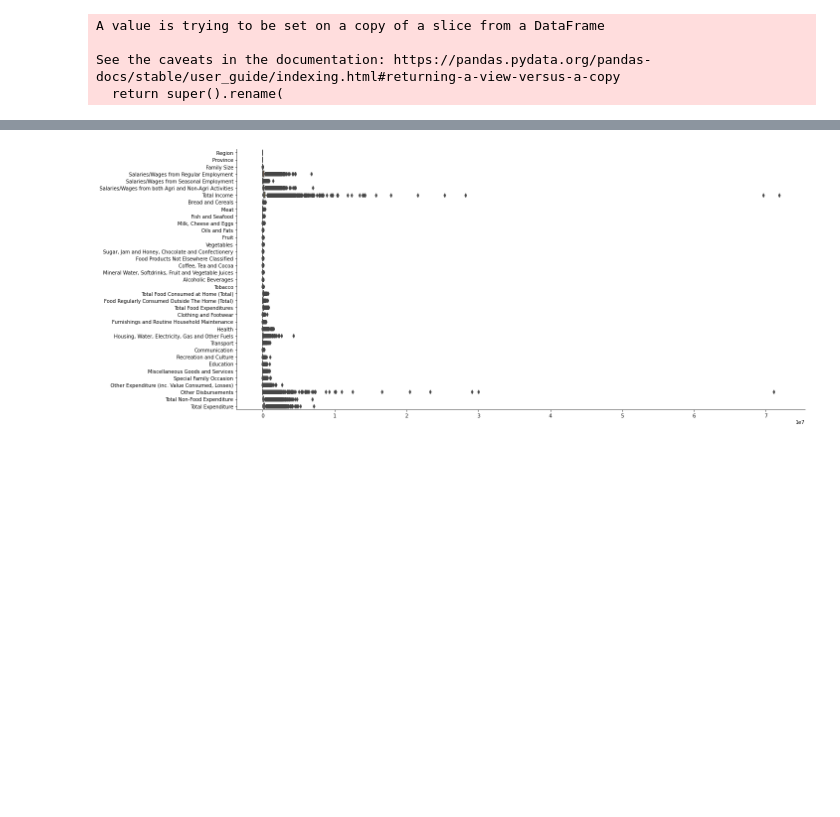
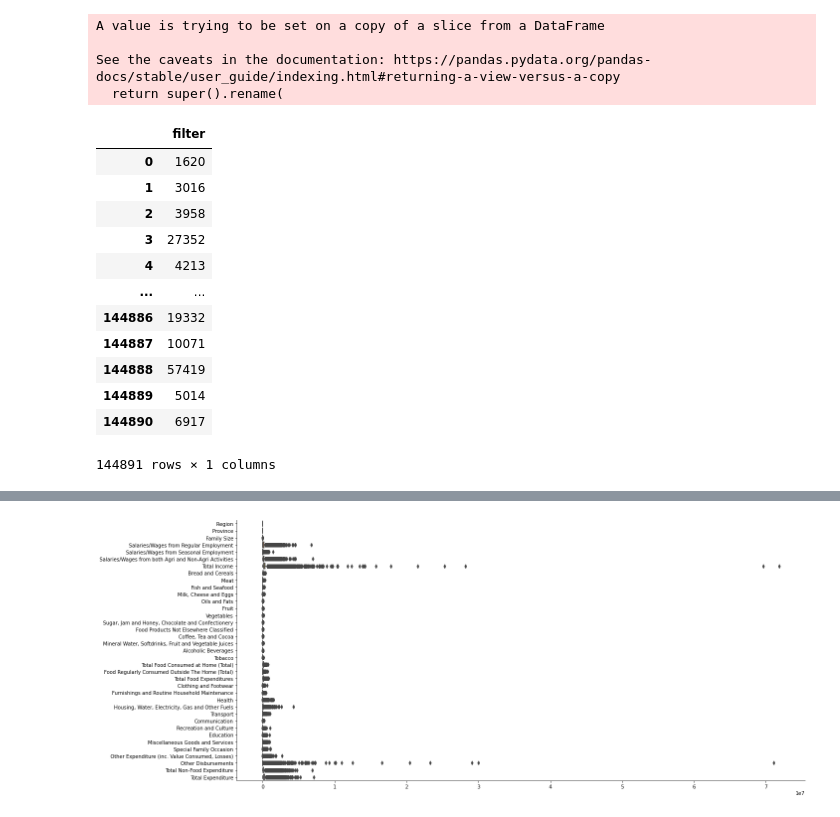
Before and after one commit to Secade/DATA101-FIES2018-DSWD, a Jupyter notebook: FIES2018 EDA.ipynb, the cells around one changed output, grey strips where cells are left out. Saved outputs shown, nothing was run; the diff lists cells and outputs as text; code cells hidden in the pictures; blank space fills up the shorter version.

```diff
--- a/FIES2018 EDA.ipynb
+++ b/FIES2018 EDA.ipynb
@@ -370,6 +370,41 @@ other_items = main_db[['Region Name'
 ,'Total Non-Food Expenditure'
 ,'Total Expenditure'
 ]]
+# %%
+df_nonessential=main_db[['Region Name','Sugar, Jam and Honey, Chocolate and Confectionery','Alcoholic Beverages','Tobacco','Recreation and Culture','Special Family Occasion']]
+df_essential = main_db[['Region Name','Health'
+    ,'Education','Clothing and Footwear','Transport','Communication','Mineral Water, Softdrinks, Fruit and Vegetable Juices', 'Meat', 'Fish and Seafood'
+    , 'Milk, Cheese and Eggs', 'Oils and Fats','Fruit','Vegetables','Coffee, Tea and Cocoa']]
+
+df_test = df_nonessential.groupby('Region Name')['Sugar, Jam and Honey, Chocolate and Confectionery','Alcoholic Beverages','Tobacco','Recreation and Culture','Special Family Occasion'].mean()
+
+ss = pd.DataFrame(df_test)
+sss = ss[['Sugar, Jam and Honey, Chocolate and Confectionery','Alcoholic Beverages','Tobacco','Recreation and Culture','Special Family Occasion']].mean(axis=1).reset_index()
+ssss = pd.DataFrame(sss)
+
+test=[]
+a = pd.DataFrame(test)
+
+a['filter'] = df_nonessential['Sugar, Jam and Honey, Chocolate and Confectionery']+df_nonessential['Alcoholic Beverages']+df_nonessential['Tobacco']+df_nonessential['Recreation and Culture']+df_nonessential['Special Family Occasion']
+aa = pd.DataFrame(a)
+
+# aa=aa.rename(columns = {"0":'filter'})
+
+a
+# %% [output]
+|  | filter |
+| 0 | 1620 |
+| 1 | 3016 |
+| 2 | 3958 |
+| 3 | 27352 |
+| 4 | 4213 |
+| ... | ... |
+| 144886 | 19332 |
+| 144887 | 10071 |
+| 144888 | 57419 |
+| 144889 | 5014 |
+| 144890 | 6917 |
+144891 rows × 1 columns
 # %%
 essential_items.describe()
 # %% [output]
```
Also changed, not shown: parts of 3 cells of this notebook, 4 other files.
